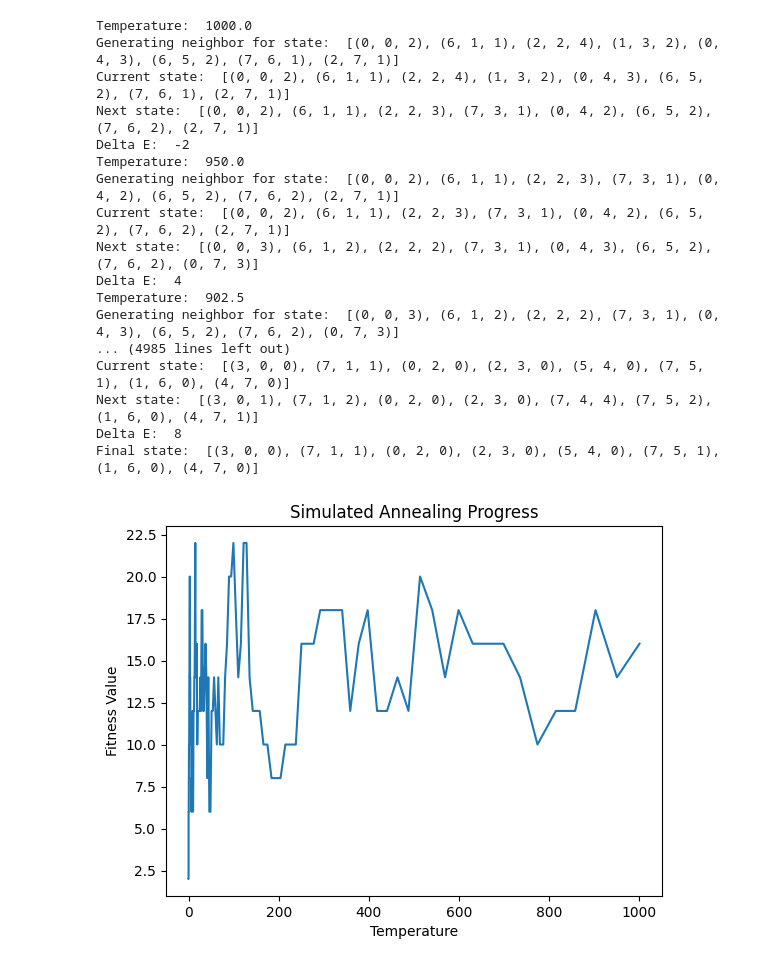
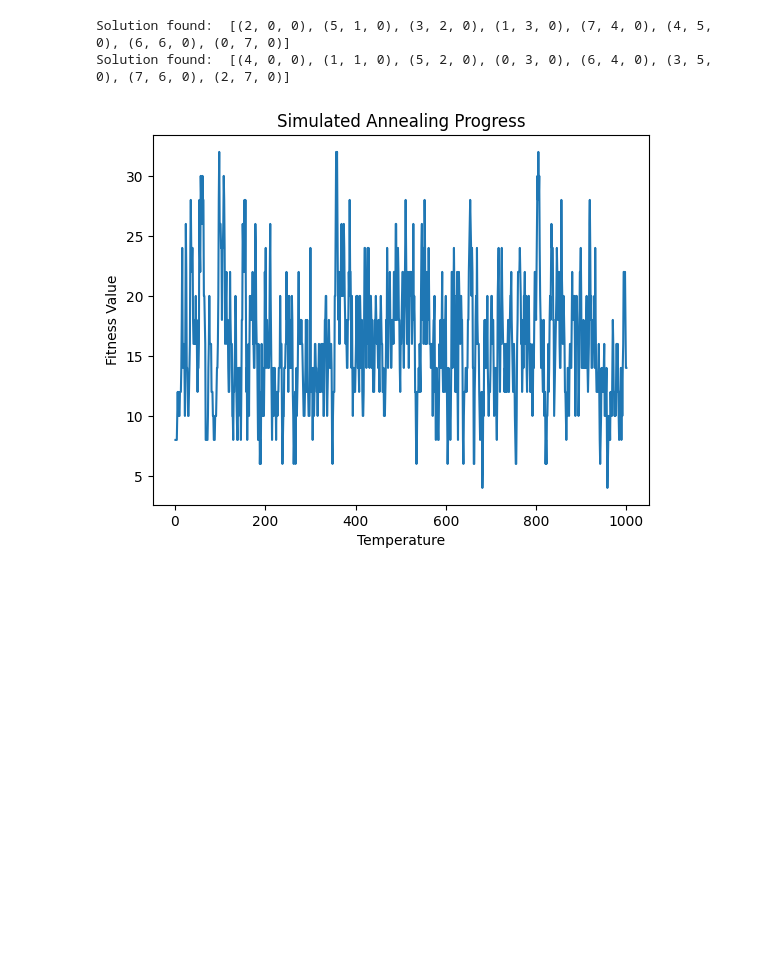
Before and after one commit to SirPhilip3/n-quees-ai, a Jupyter notebook: test.ipynb, the cells around one changed output. Saved outputs shown, nothing was run; the diff lists cells and outputs as text; code cells hidden in the pictures; blank space fills up the shorter version.

Commit message:
added iterations in simulated annealing

```diff
--- a/test.ipynb
+++ b/test.ipynb
@@ -1,27 +1,14 @@
 # %%
 from simulated_annealing_solve import Experiment
 
 # exp = Experiment(table_size=8, initial_temperature=1000, cooling_rate=0.99, max_iterations=10000)
-exp = Experiment(initial_temperature=1000, table_size=8, schedule_type='exponential', cooling_rate=0.95)
-# exp.set_initial_random_state()
-result = exp.simulated_annealing(exp.current_state)
+for i in range(10000):
+    exp = Experiment(initial_temperature=1000, max_iterations= 1000, table_size=8, schedule_type='linear', cooling_rate=1)
+        # exp.set_initial_random_state()
+    result = exp.simulated_annealing(exp.current_state)
+
 exp.visualize_history()
 # %% [output]
-Temperature:  1000.0
-Generating neighbor for state:  [(0, 0, 2), (6, 1, 1), (2, 2, 4), (1, 3, 2), (0, 4, 3), (6, 5, 2), (7, 6, 1), (2, 7, 1)]
-Current state:  [(0, 0, 2), (6, 1, 1), (2, 2, 4), (1, 3, 2), (0, 4, 3), (6, 5, 2), (7, 6, 1), (2, 7, 1)]
-Next state:  [(0, 0, 2), (6, 1, 1), (2, 2, 3), (7, 3, 1), (0, 4, 2), (6, 5, 2), (7, 6, 2), (2, 7, 1)]
-Delta E:  -2
-Temperature:  950.0
-Generating neighbor for state:  [(0, 0, 2), (6, 1, 1), (2, 2, 3), (7, 3, 1), (0, 4, 2), (6, 5, 2), (7, 6, 2), (2, 7, 1)]
-Current state:  [(0, 0, 2), (6, 1, 1), (2, 2, 3), (7, 3, 1), (0, 4, 2), (6, 5, 2), (7, 6, 2), (2, 7, 1)]
-Next state:  [(0, 0, 3), (6, 1, 2), (2, 2, 2), (7, 3, 1), (0, 4, 3), (6, 5, 2), (7, 6, 2), (0, 7, 3)]
-Delta E:  4
-Temperature:  902.5
-Generating neighbor for state:  [(0, 0, 3), (6, 1, 2), (2, 2, 2), (7, 3, 1), (0, 4, 3), (6, 5, 2), (7, 6, 2), (0, 7, 3)]
-... (4985 lines left out)
-Current state:  [(3, 0, 0), (7, 1, 1), (0, 2, 0), (2, 3, 0), (5, 4, 0), (7, 5, 1), (1, 6, 0), (4, 7, 0)]
-Next state:  [(3, 0, 1), (7, 1, 2), (0, 2, 0), (2, 3, 0), (7, 4, 4), (7, 5, 2), (1, 6, 0), (4, 7, 1)]
-Delta E:  8
-Final state:  [(3, 0, 0), (7, 1, 1), (0, 2, 0), (2, 3, 0), (5, 4, 0), (7, 5, 1), (1, 6, 0), (4, 7, 0)]
+Solution found:  [(2, 0, 0), (5, 1, 0), (3, 2, 0), (1, 3, 0), (7, 4, 0), (4, 5, 0), (6, 6, 0), (0, 7, 0)]
+Solution found:  [(4, 0, 0), (1, 1, 0), (5, 2, 0), (0, 3, 0), (6, 4, 0), (3, 5, 0), (7, 6, 0), (2, 7, 0)]
-[figure, old version]
+[figure, new version]
```
Also changed, not shown: 1 other file.
